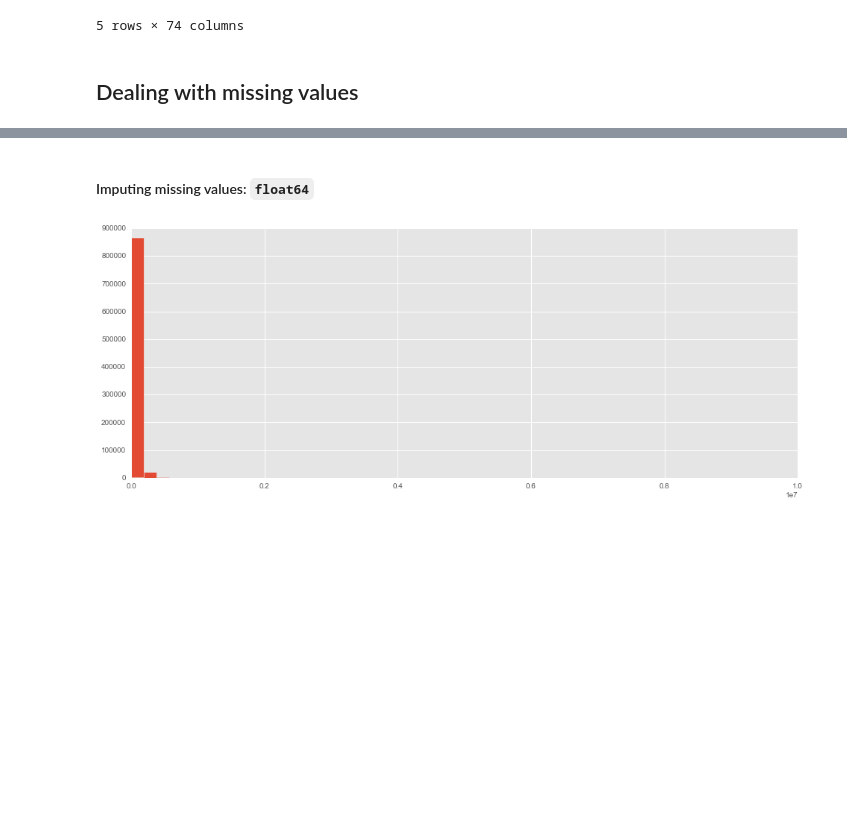
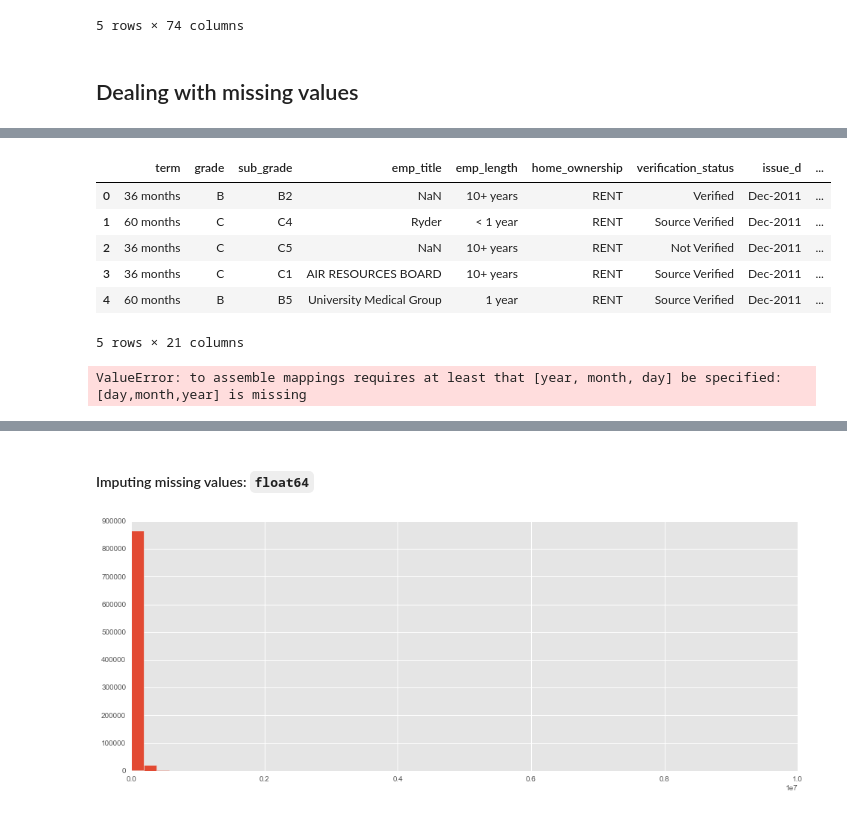
Before and after one commit to QuinnLee/cs109a-Project, a Jupyter notebook: notebooks/4-aa-feature-engineering.ipynb, the cells around one changed output, grey strips where cells are left out. Drawn from its saved outputs; the diff is of its cells as text; code cells hidden in the pictures; blank space fills up the shorter version.

```diff
--- a/notebooks/4-aa-feature-engineering.ipynb
+++ b/notebooks/4-aa-feature-engineering.ipynb
@@ -75,0 +97,22 @@ total_rev_hi_lim                float64
+# %%
+objects = []
+
+for i in cols_to_keep:
+    if df[i].dtype == object:
+        objects.append(i)
+
+df[objects].head()
+# %% [output]
+|  | term | grade | sub_grade | emp_title | emp_length | home_ownership | verification_status | issue_d | ... |
+| 0 | 36 months | B | B2 | NaN | 10+ years | RENT | Verified | Dec-2011 | ... |
+| 1 | 60 months | C | C4 | Ryder | < 1 year | RENT | Source Verified | Dec-2011 | ... |
+| 2 | 36 months | C | C5 | NaN | 10+ years | RENT | Not Verified | Dec-2011 | ... |
+| 3 | 36 months | C | C1 | AIR RESOURCES BOARD | 10+ years | RENT | Source Verified | Dec-2011 | ... |
+| 4 | 60 months | B | B5 | University Medical Group | 1 year | RENT | Source Verified | Dec-2011 | ... |
+5 rows × 21 columns
+# %%
+dates = ['earliest_cr_line', 'last_pymnt_d', 'next_pymnt_d', \
+        'last_credit_pull_d', 'issue_d']
+pd.to_datetime(df)
+# %% [output]
+ValueError: to assemble mappings requires at least that [year, month, day] be specified: [day,month,year] is missing
```
Also changed, not shown: parts of 25 cells of this notebook, 1 other file.
